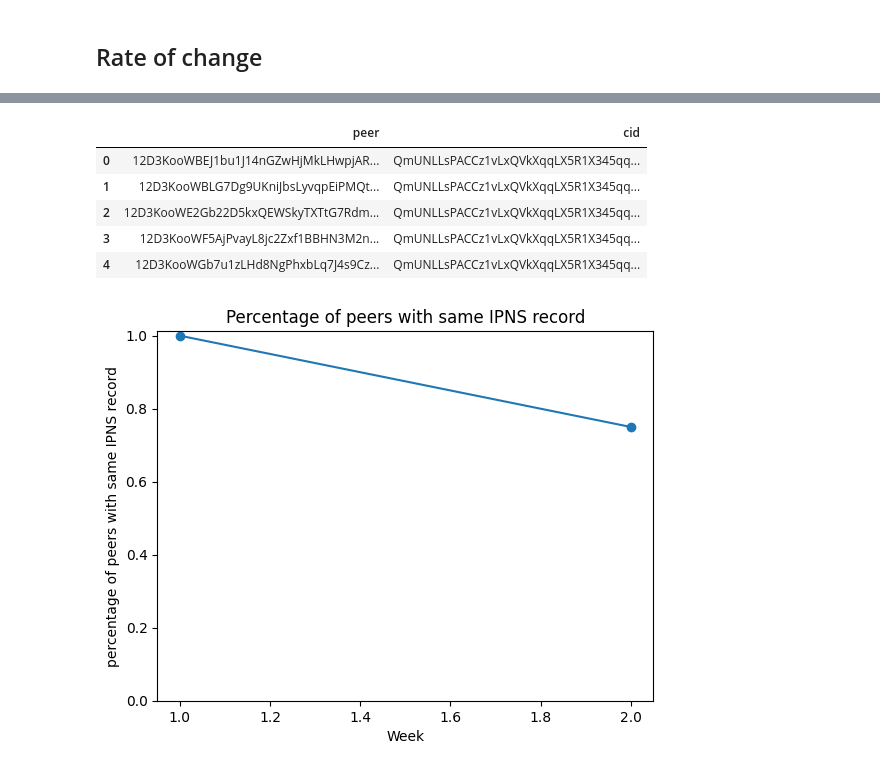
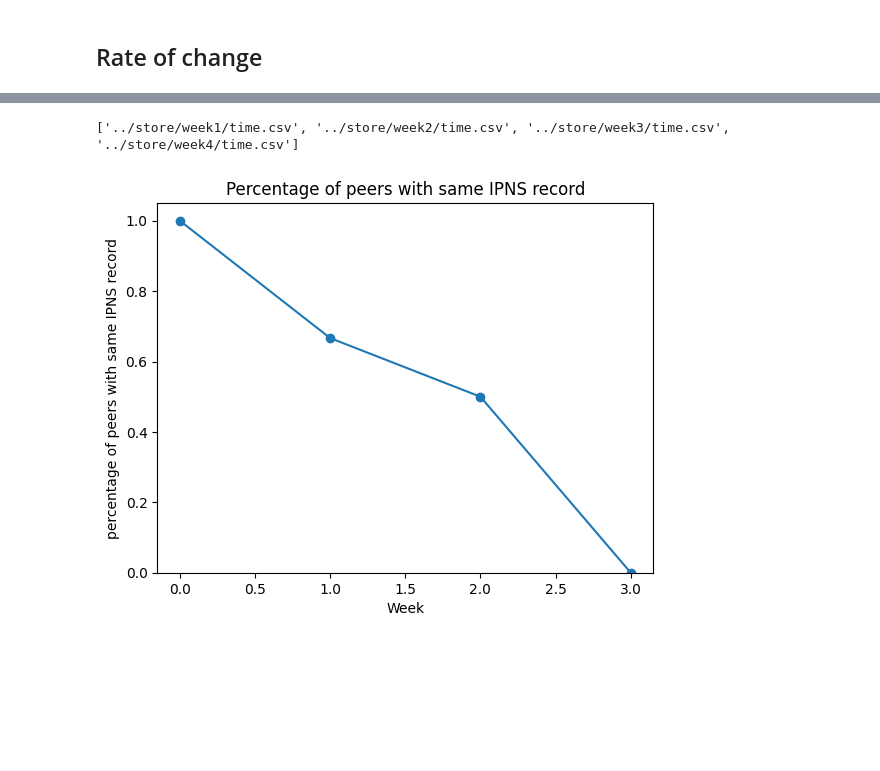
Before and after one commit to AxelGard/seek-ipns, a Jupyter notebook: playground/peer_data.ipynb, the cells around one changed output, grey strips where cells are left out. Drawn from its saved outputs; the diff is of its cells as text; code cells hidden in the pictures; blank space fills up the shorter version.

Commit message:
added charts

```diff
--- a/playground/peer_data.ipynb
+++ b/playground/peer_data.ipynb
@@ -583,32 +576,34 @@ df_nodes_set.head()
 # %%
-file2 = "../store/week1/time.csv"
-df_week1_set = pd.read_csv(file2)
-df_week1_set.drop('time', axis=1, inplace=True)
-df_week1_set = df_week1_set.sort_values("peer")
-df_week1_set = df_week1_set.drop_duplicates(subset="peer")
-df_week1_set.reset_index(drop=True, inplace=True)
-df_week1_set.head()
+def week_compare_data(file):
+    week_df = pd.read_csv(file)
+    week_df.drop('time', axis=1, inplace=True)
+    week_df = week_df.sort_values("peer")
+    week_df = week_df.drop_duplicates(subset="peer")
+    week_df.reset_index(drop=True, inplace=True)
+    return week_df
-# %% [output]
-|  | peer | cid |
-| 0 | 12D3KooWBEJ1bu1J14nGZwHjMkLHwpjAR... | QmUNLLsPACCz1vLxQVkXqqLX5R1X345qq... |
-| 1 | 12D3KooWBLG7Dg9UKniJbsLyvqpEiPMQt... | QmUNLLsPACCz1vLxQVkXqqLX5R1X345qq... |
-| 2 | 12D3KooWE2Gb22D5kxQEWSkyTXTtG7Rdm... | QmUNLLsPACCz1vLxQVkXqqLX5R1X345qq... |
-| 3 | 12D3KooWF5AjPvayL8jc2Zxf1BBHN3M2n... | QmUNLLsPACCz1vLxQVkXqqLX5R1X345qq... |
-| 4 | 12D3KooWGb7u1zLHd8NgPhxbLq7J4s9Cz... | QmUNLLsPACCz1vLxQVkXqqLX5R1X345qq... |
-# %%
-changed_peers = [1]
-intersection = df_nodes_set.merge(df_week1_set, how='inner')
-intersection.head()
-perc_change =  len(intersection) / len(df_nodes_set)
-changed_peers.append(perc_change)
+# %%
+
+week_files = [f"../store/week{w}/time.csv" for w in range(1,5)]
+print(week_files)
+def get_change(init_set, week_files):
+    changed_peers = [1]
+    for f in week_files:
+        week_df = week_compare_data(f)
+        intersection = init_set.merge(week_df, how='inner')
+        intersection.head()
+        perc_change =  len(intersection) / len(init_set)
+        changed_peers.append(perc_change)
+    return changed_peers
+# %% [output]
+['../store/week1/time.csv', '../store/week2/time.csv', '../store/week3/time.csv', '../store/week4/time.csv']
 # %%
-
+changed_peers = get_change(get_initial_set(week_files[0]), week_files[1:])
 fig, ax = plt.subplots()
-ax.plot([1,2], changed_peers, marker="o")
+ax.plot([0,1,2,3], changed_peers, marker="o")
 ax.set_ylim(ymin=0)
 plt.title("Percentage of peers with same IPNS record")
 plt.xlabel("Week")
 plt.ylabel("percentage of peers with same IPNS record")
 plt.show()
 # %% [output]
-[figure, old version]
+[figure, new version]
```
Also changed, not shown: parts of 14 cells of this notebook, 21 other files.
